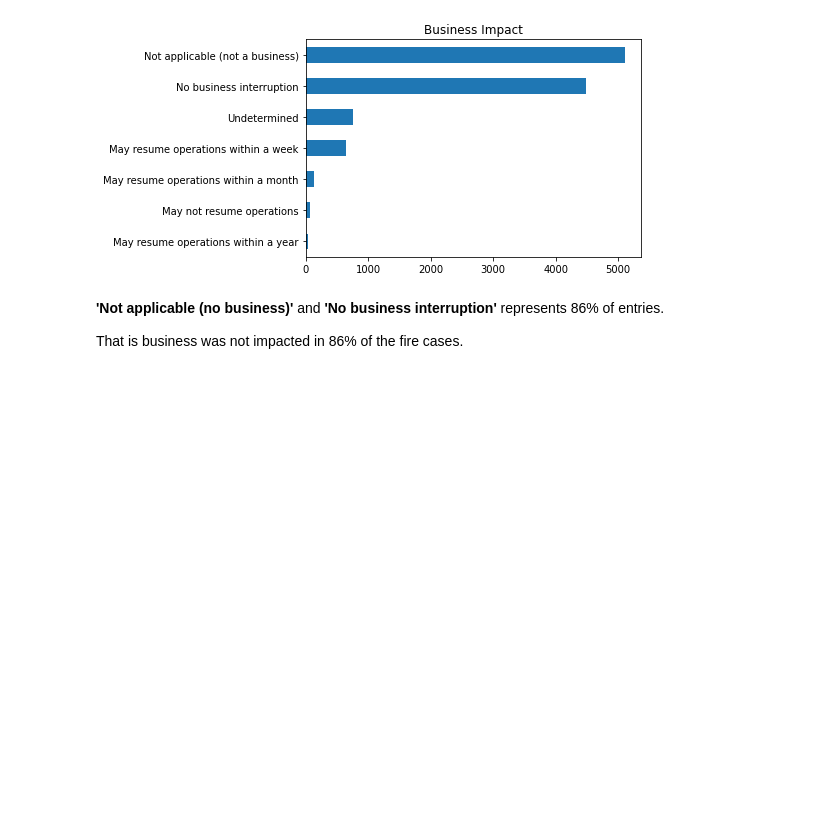
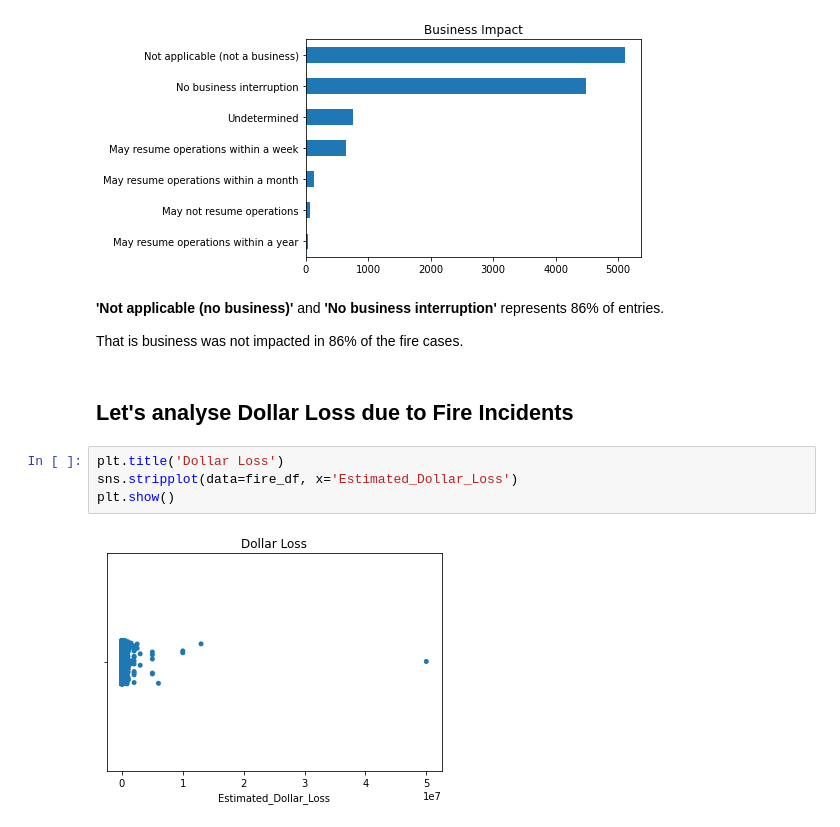
Before and after one commit to singhmansi25/EDA-Project-2022, a Jupyter notebook: EDA_Project_Fire_Incidents.ipynb, the cells around one changed output. Saved outputs shown, nothing was run; the diff lists cells and outputs as text; blank space fills up the shorter version.

```diff
--- a/EDA_Project_Fire_Incidents.ipynb
+++ b/EDA_Project_Fire_Incidents.ipynb
@@ -326,3 +458,11 @@ plt.show()
 86% of entries.
 
 That is business was not impacted in 86% of the fire cases.
+# %% [markdown]
+## Let's analyse Dollar Loss due to Fire Incidents
+# %%
+plt.title('Dollar Loss')
+sns.stripplot(data=fire_df, x='Estimated_Dollar_Loss')
+plt.show()
+# %% [output]
+[figure, added]
```
Also changed, not shown: parts of 72 cells of this notebook.
